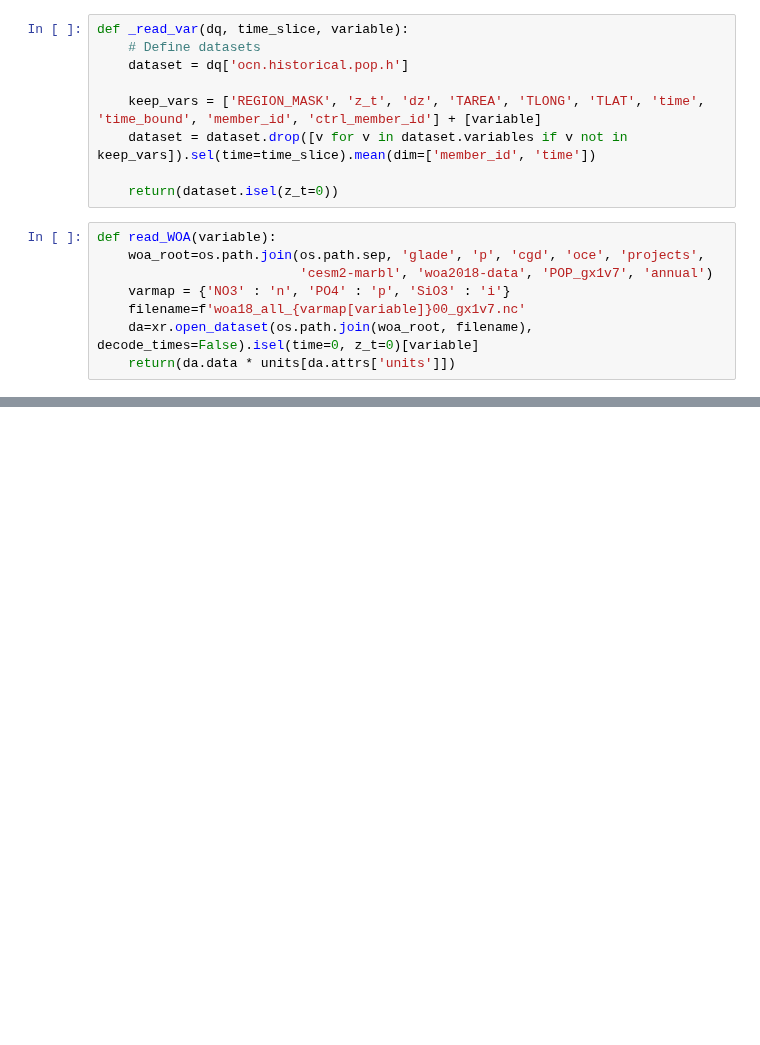
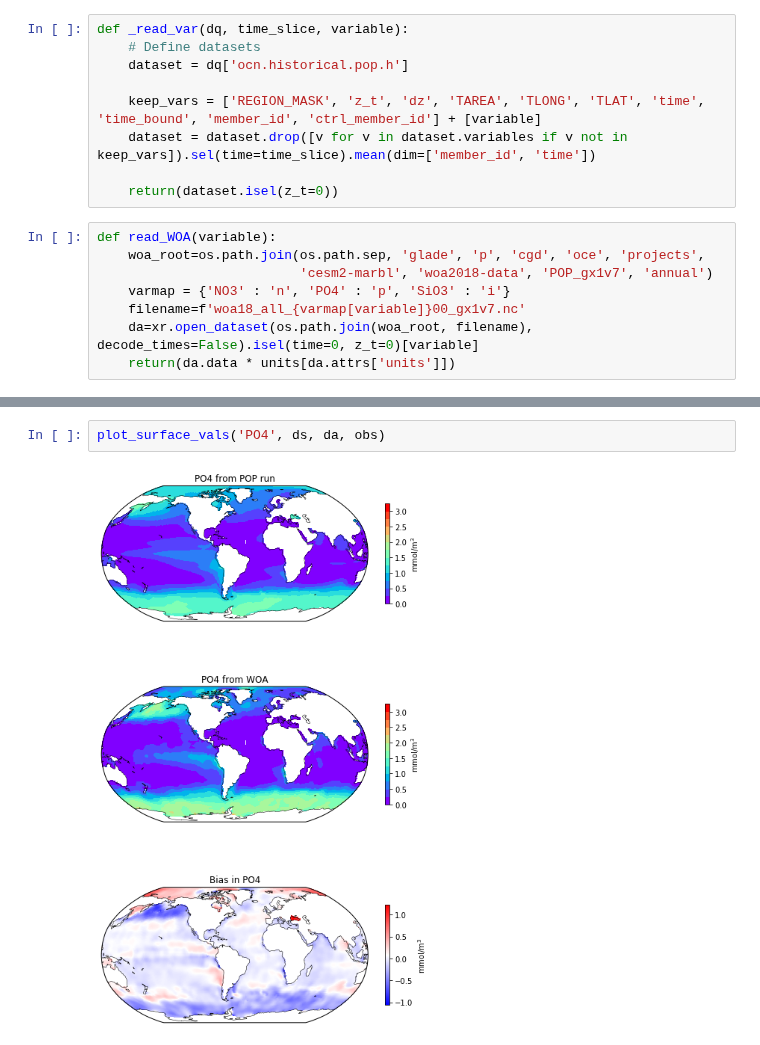
Before and after one commit to marbl-ecosys/cesm2-marbl, a Jupyter notebook: notebooks/nutrient plots.ipynb, the cells around one changed output, grey strips where cells are left out. Drawn from its saved outputs; the diff is of its cells as text; blank space fills up the shorter version.

```diff
--- a/notebooks/nutrient plots.ipynb
+++ b/notebooks/nutrient plots.ipynb
@@ -126,0 +186,4 @@ DimensionalityError: Cannot convert from 'millimole / meter ** 3' ([substance] /
+# %%
+plot_surface_vals('PO4', ds, da, obs)
+# %% [output]
+[figure, added]
```
Also changed, not shown: parts of 7 cells of this notebook.
